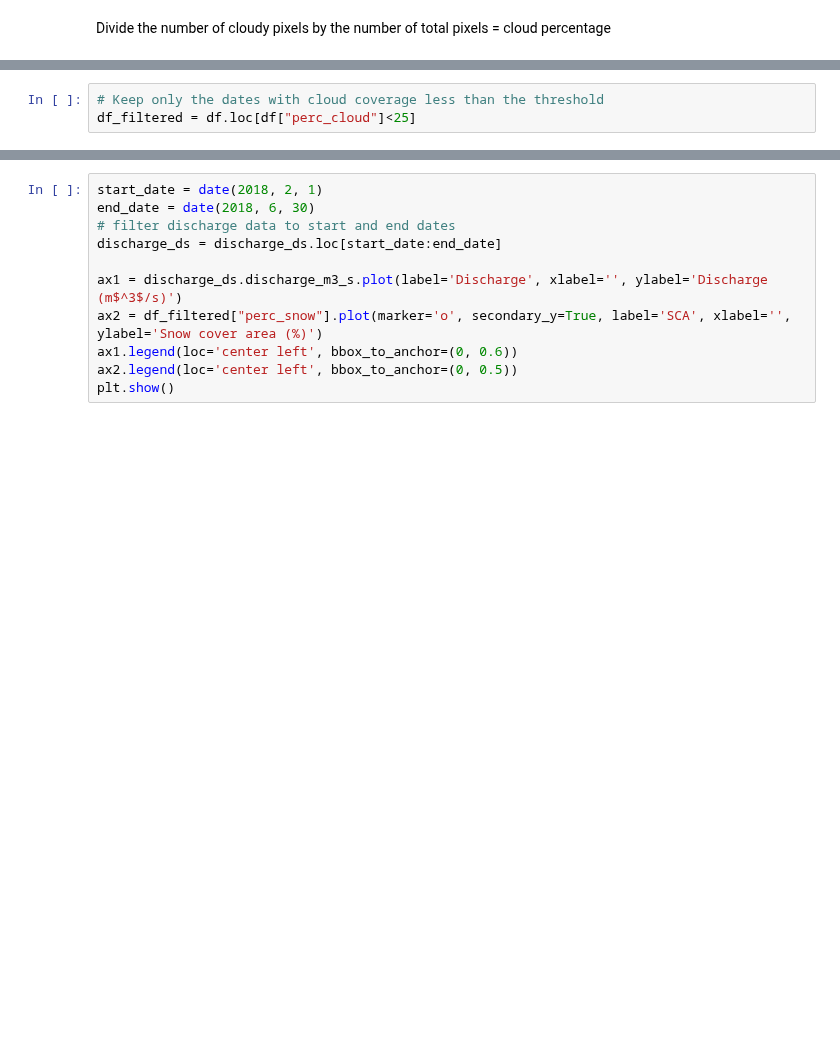
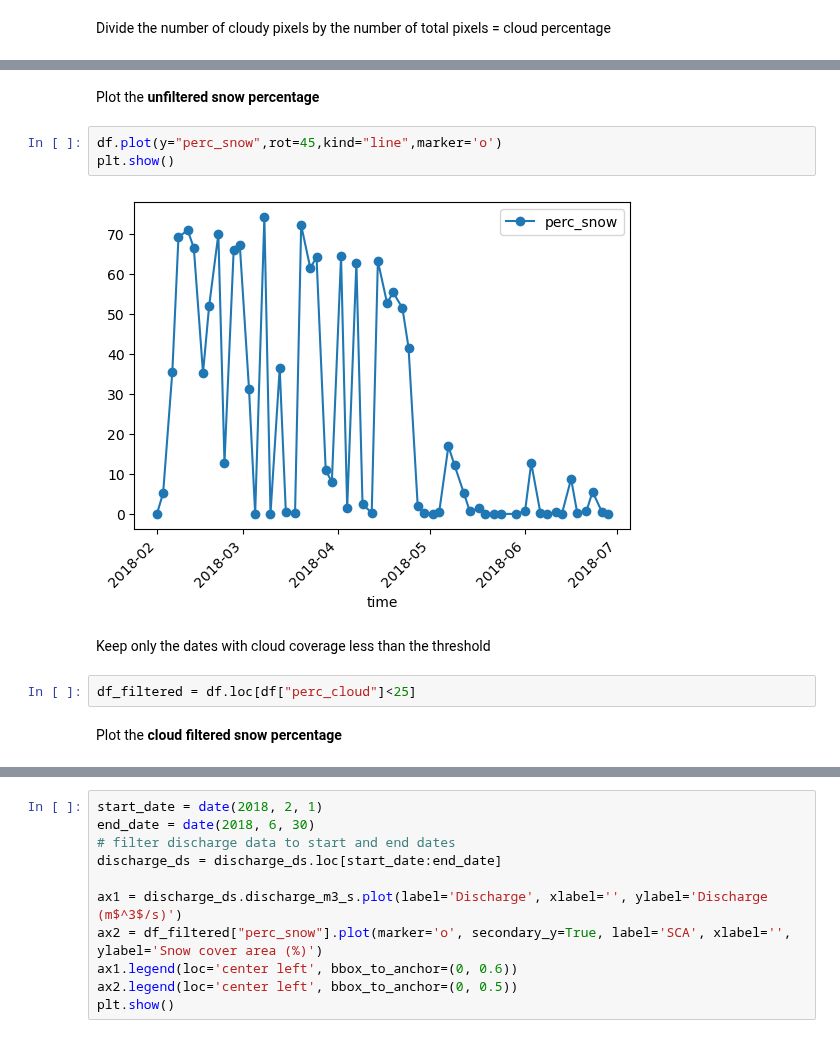
Before and after one commit to EO-College/cubes-and-clouds, a Jupyter notebook: lectures/3.1_data_processing/exercises/31_data_processing_cdse.ipynb, the cells around one changed output, grey strips where cells are left out. Saved outputs shown, nothing was run; the diff lists cells and outputs as text; blank space fills up the shorter version.

```diff
--- a/lectures/3.1_data_processing/exercises/31_data_processing_cdse.ipynb
+++ b/lectures/3.1_data_processing/exercises/31_data_processing_cdse.ipynb
@@ -304,4 +322,14 @@ df[:5]
+# %% [markdown]
+Plot the **unfiltered snow percentage**
+# %%
+df.plot(y="perc_snow",rot=45,kind="line",marker='o')
+plt.show()
+# %% [output]
+[figure, added]
+# %% [markdown]
+Keep only the dates with cloud coverage less than the threshold
 # %%
-# Keep only the dates with cloud coverage less than the threshold
 df_filtered = df.loc[df["perc_cloud"]<25]
+# %% [markdown]
+Plot the **cloud filtered snow percentage**
 # %%
```
Also changed, not shown: parts of 34 cells of this notebook.
